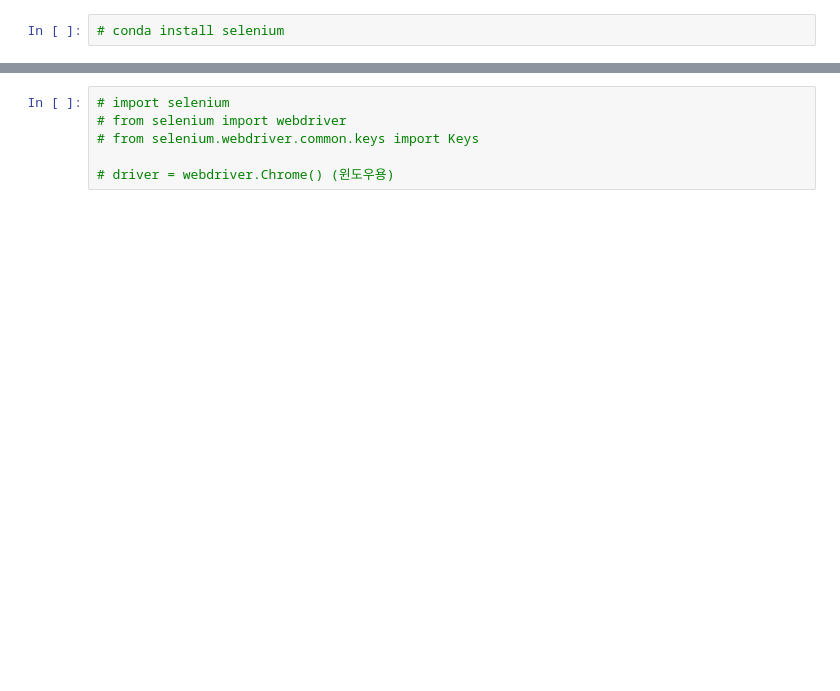
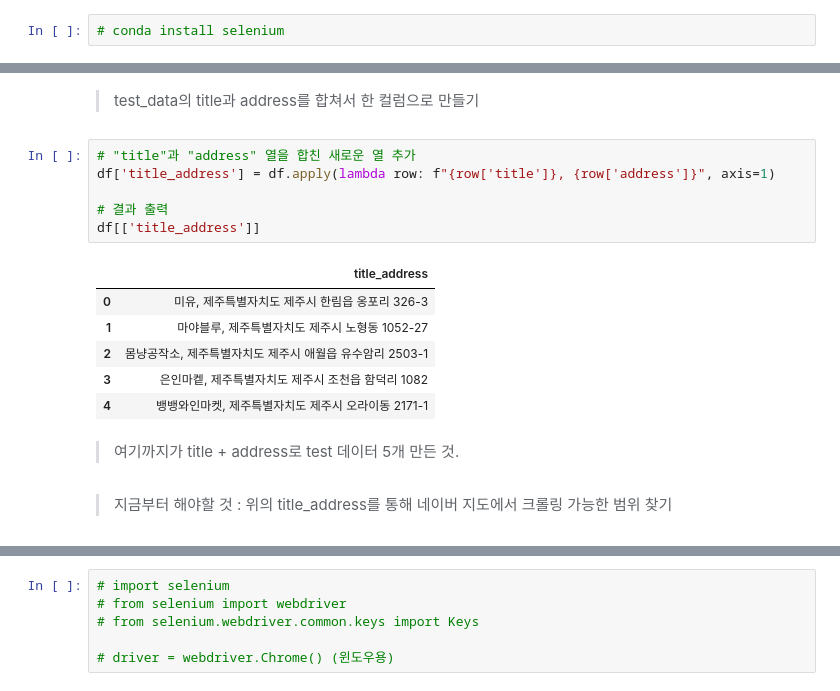
Before and after one commit to JejuTravelApp/DataAnalysis, a Jupyter notebook: MS_네이버데이터추출.ipynb, the cells around one changed output, grey strips where cells are left out. Cells and saved outputs as stored; diff of their text form; blank space fills up the shorter version.

```diff
--- a/MS_네이버데이터추출.ipynb
+++ b/MS_네이버데이터추출.ipynb
@@ -52,0 +152,19 @@ df.head()
+# %% [markdown]
+> test_data의 title과 address를 합쳐서 한 컬럼으로 만들기
+# %%
+# "title"과 "address" 열을 합친 새로운 열 추가
+df['title_address'] = df.apply(lambda row: f"{row['title']}, {row['address']}", axis=1)
+
+# 결과 출력
+df[['title_address']]
+# %% [output]
+|  | title_address |
+| 0 | 미유, 제주특별자치도 제주시 한림읍 옹포리 326-3 |
+| 1 | 마야블루, 제주특별자치도 제주시 노형동 1052-27 |
+| 2 | 몸냥공작소, 제주특별자치도 제주시 애월읍 유수암리 2503-1 |
+| 3 | 은인마켙, 제주특별자치도 제주시 조천읍 함덕리 1082 |
+| 4 | 뱅뱅와인마켓, 제주특별자치도 제주시 오라이동 2171-1 |
+# %% [markdown]
+> 여기까지가 title + address로 test 데이터 5개 만든 것.
+# %% [markdown]
+> 지금부터 해야할 것 : 위의 title_address를 통해 네이버 지도에서 크롤링 가능한 범위 찾기
```
Also changed, not shown: parts of 31 cells of this notebook.
